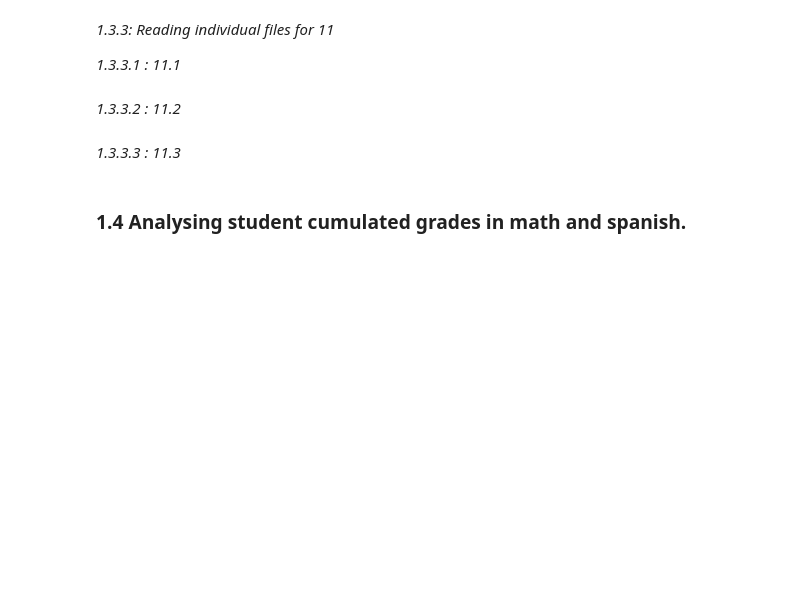
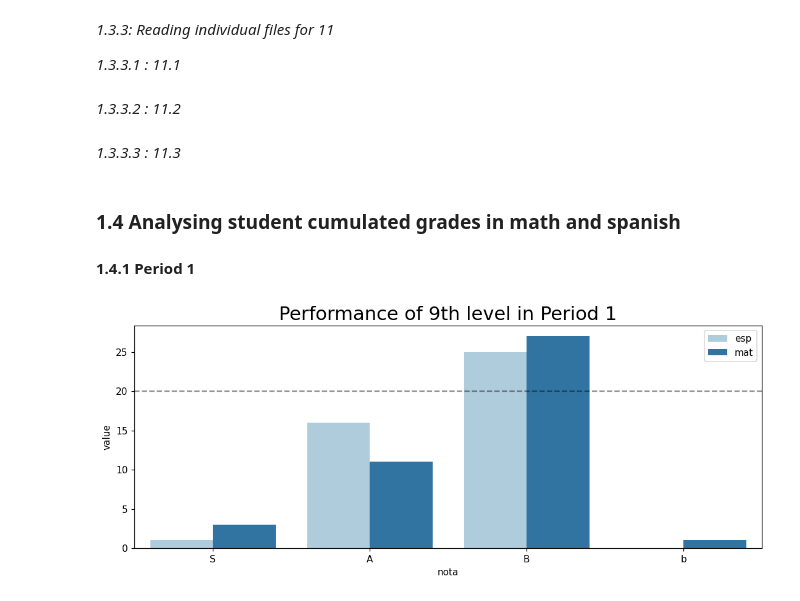
Before and after one commit to marlon-cooh/mlops, a Jupyter notebook: eda.ipynb, the cells around one changed output. Drawn from its saved outputs; the diff is of its cells as text; code cells hidden in the pictures; blank space fills up the shorter version.

```diff
--- a/eda.ipynb
+++ b/eda.ipynb
@@ -302,10 +302,6 @@ p2_11_2 = retrieve_grade_reports(path_for_11_2, final_student=80)["p2"]
 p1_11_3 = retrieve_grade_reports(path_for_11_3, final_student=82)["p1"]
 p2_11_3 = retrieve_grade_reports(path_for_11_3, final_student=82)["p2"]
 # %% [markdown]
-### 1.4 Analysing student cumulated grades in math and spanish.
+### 1.4 Analysing student cumulated grades in math and spanish
+
+#### 1.4.1 Period 1
-# %%
-p1_9_2.fillna(value='b', inplace=True)
-p2_9_2.fillna(value='b', inplace=True)
-# %%
-p1_9_2.drop(columns={'esc_pad'}, inplace=True)
-p2_9_2.drop(columns={'esc_pad'}, inplace=True)
@@ -316,0 +308,11 @@ categories_per_col = [grades_order] * len(cat_cols)
+# %%
+# Math and spanish cols
+cols_9 = ['nota', 'esp', 'mat']
+cols_growns = ['nota', 'esp', 'lect', 'mat']
+# %%
+summary_subject_plot(p1_9_2, size=(10, 4), cols=cols_9, palette='Paired')
+plt.axhline(y=20, xmin=0, xmax=1, linestyle="--", linewidth=1.5, zorder=10, alpha=3/7, color='black')
+plt.title("Performance of 9th level in Period 1", fontsize=20)
+plt.show()
+# %% [output]
+[figure, added]
```
Also changed, not shown: parts of 33 cells of this notebook, 2 other files.
